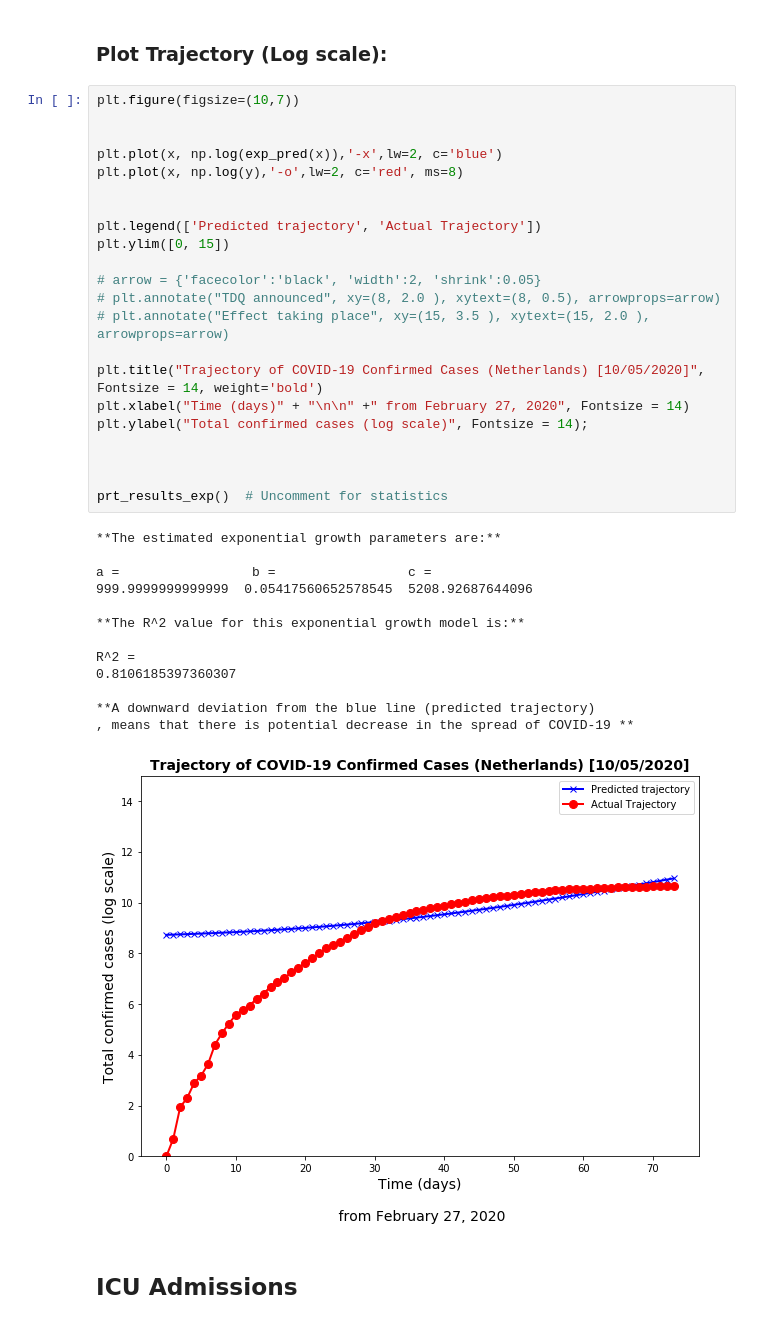
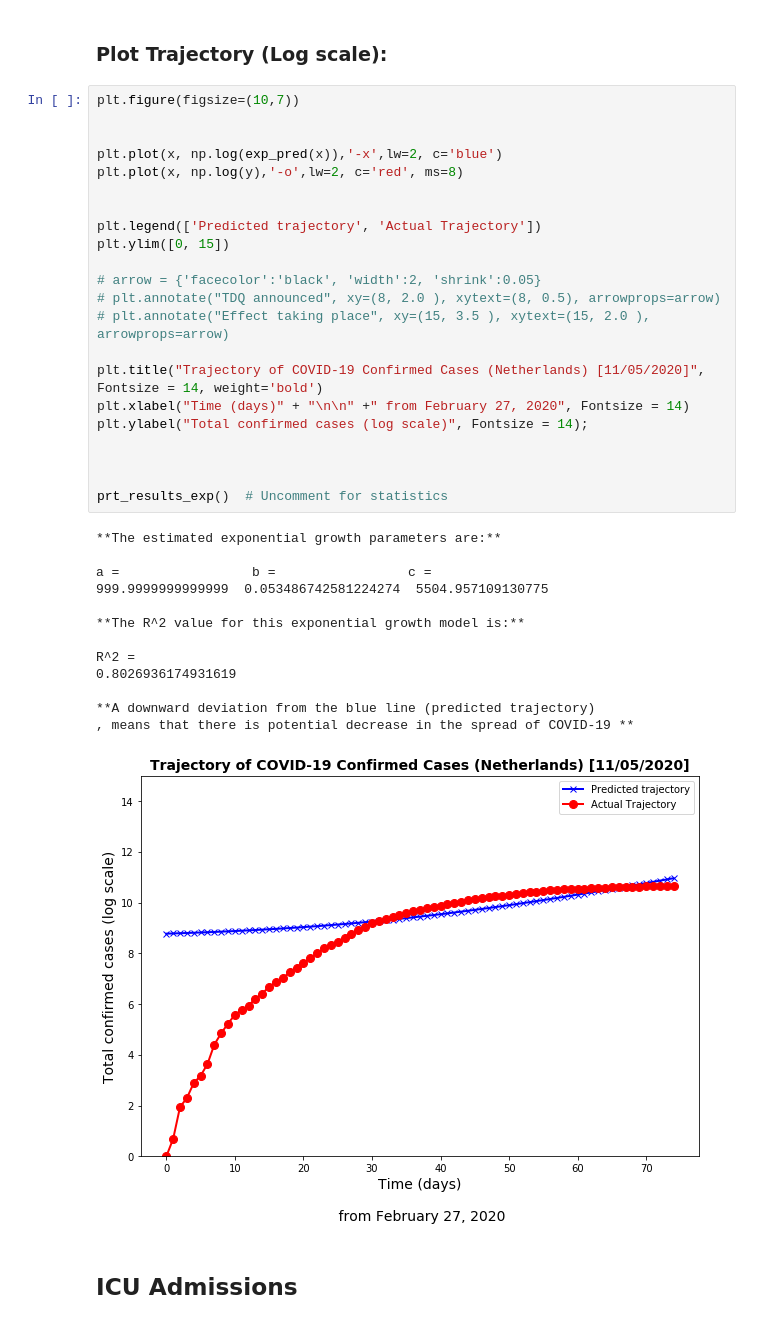
Before and after one commit to jiehaocao/BEP-SBMD-COVID19, a Jupyter notebook: notebook/logistic_growth_verhulst.ipynb, the cells around one changed output. Drawn from its saved outputs; the diff is of its cells as text.

```diff
--- a/notebook/logistic_growth_verhulst.ipynb
+++ b/notebook/logistic_growth_verhulst.ipynb
@@ -563,37 +563,37 @@ plt.figure(figsize=(10,7))
 
 
 plt.plot(x, np.log(exp_pred(x)),'-x',lw=2, c='blue')
 plt.plot(x, np.log(y),'-o',lw=2, c='red', ms=8)
 
 
 plt.legend(['Predicted trajectory', 'Actual Trajectory'])
 plt.ylim([0, 15])
 
 # arrow = {'facecolor':'black', 'width':2, 'shrink':0.05}
 # plt.annotate("TDQ announced", xy=(8, 2.0 ), xytext=(8, 0.5), arrowprops=arrow)
 # plt.annotate("Effect taking place", xy=(15, 3.5 ), xytext=(15, 2.0 ), arrowprops=arrow)
 
-plt.title("Trajectory of COVID-19 Confirmed Cases (Netherlands) [10/05/2020]", Fontsize = 14, weight='bold')
+plt.title("Trajectory of COVID-19 Confirmed Cases (Netherlands) [11/05/2020]", Fontsize = 14, weight='bold')
 plt.xlabel("Time (days)" + "\n\n" +" from February 27, 2020", Fontsize = 14)
 plt.ylabel("Total confirmed cases (log scale)", Fontsize = 14);
 
 
 
 prt_results_exp()  # Uncomment for statistics
 # %% [output]
 **The estimated exponential growth parameters are:**
 
 a =                 b =                 c =
-999.9999999999999  0.05417560652578545  5208.92687644096
+999.9999999999999  0.053486742581224274  5504.957109130775
 
 **The R^2 value for this exponential growth model is:**
 
 R^2 =
-0.8106185397360307
+0.8026936174931619
 
 **A downward deviation from the blue line (predicted trajectory)
 , means that there is potential decrease in the spread of COVID-19 **
-[figure, old version]
+[figure, new version]
 # %% [markdown]
 ## ICU Admissions
 # %%
```
Also changed, not shown: parts of 3 cells of this notebook.
